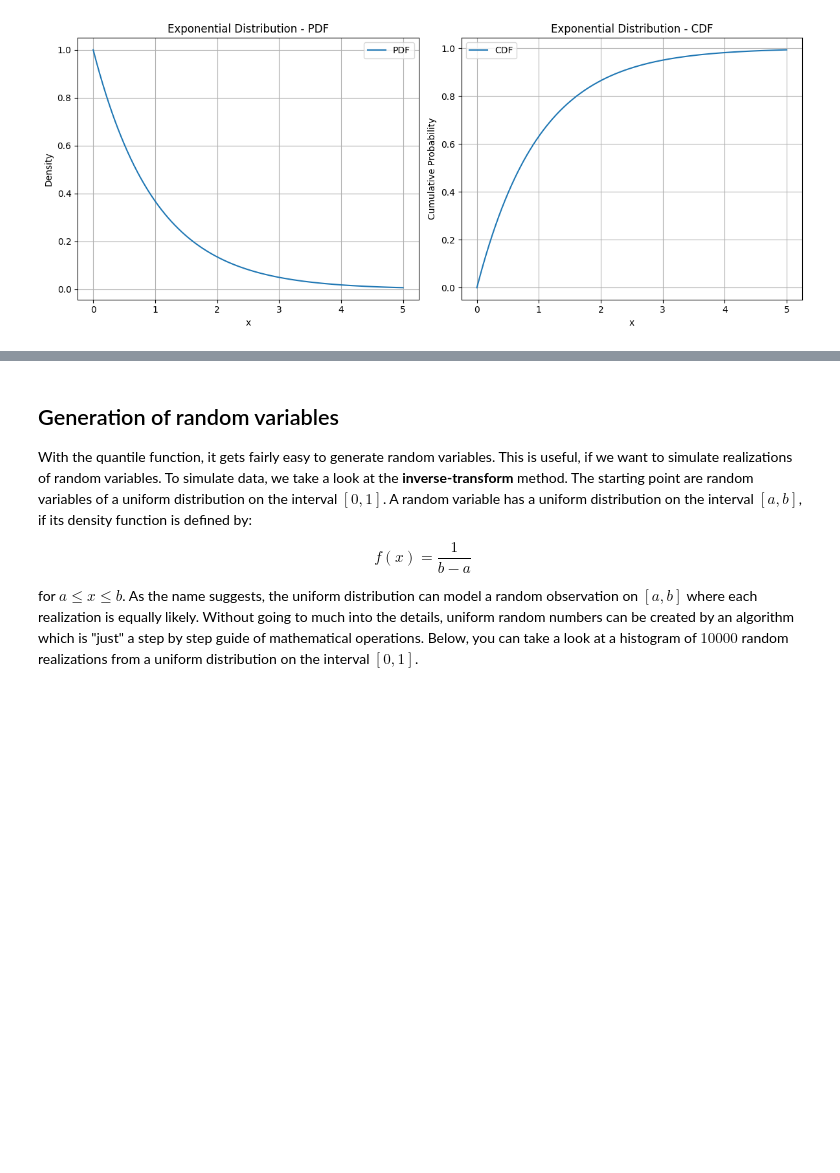
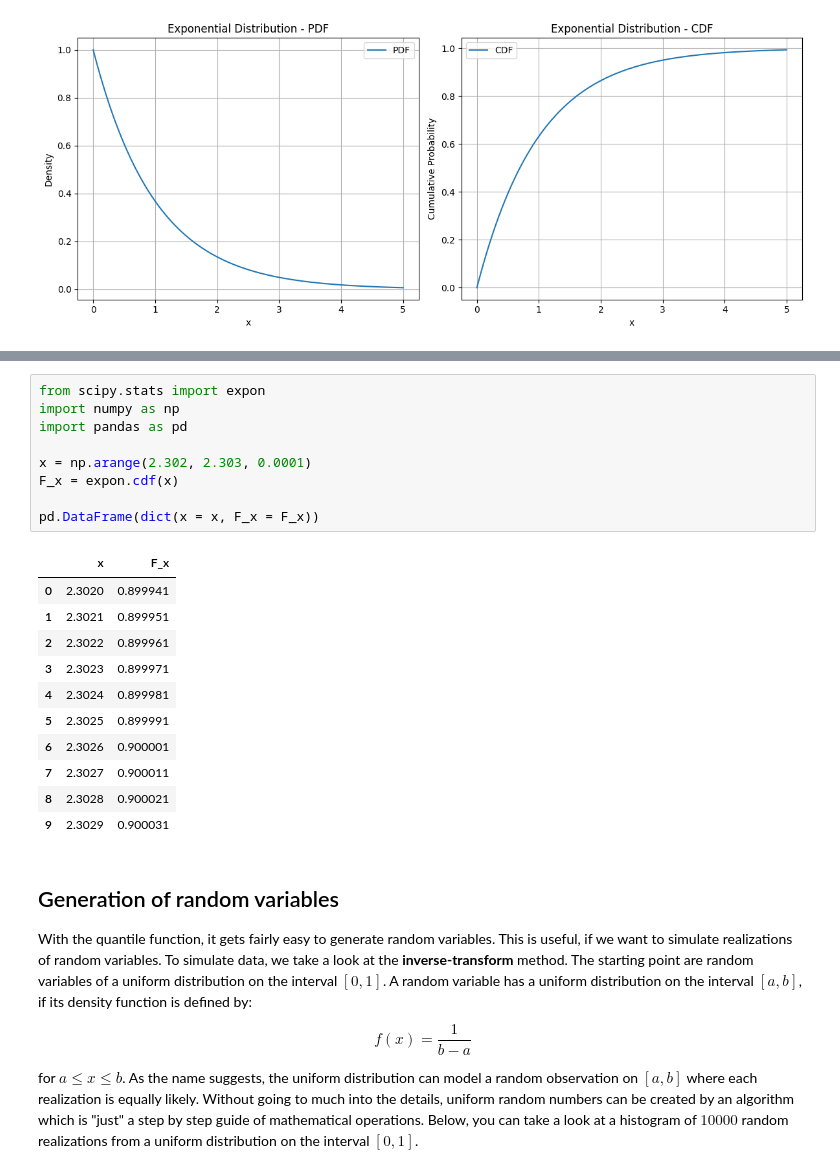
Before and after one commit to RalfKellner/fdaml_coursebook, a Jupyter notebook: coursebook/_build/jupyter_execute/02_random_variables.ipynb, the cells around one changed output, grey strips where cells are left out. Cells and saved outputs as stored; diff of their text form; blank space fills up the shorter version.

```diff
--- a/coursebook/_build/jupyter_execute/02_random_variables.ipynb
+++ b/coursebook/_build/jupyter_execute/02_random_variables.ipynb
@@ -344,3 +344,24 @@ If $X$ is the arrival of new information in minutes, this means that for about 9
+# %%
+from scipy.stats import expon
+import numpy as np
+import pandas as pd
+
+x = np.arange(2.302, 2.303, 0.0001)
+F_x = expon.cdf(x)
+
+pd.DataFrame(dict(x = x, F_x = F_x))
+# %% [output]
+|  | x | F_x |
+| 0 | 2.3020 | 0.899941 |
+| 1 | 2.3021 | 0.899951 |
+| 2 | 2.3022 | 0.899961 |
+| 3 | 2.3023 | 0.899971 |
+| 4 | 2.3024 | 0.899981 |
+| 5 | 2.3025 | 0.899991 |
+| 6 | 2.3026 | 0.900001 |
+| 7 | 2.3027 | 0.900011 |
+| 8 | 2.3028 | 0.900021 |
+| 9 | 2.3029 | 0.900031 |
 # %% [markdown]
 ## Generation of random variables
 
```
Also changed, not shown: parts of 7 cells of this notebook, 49 other files.
